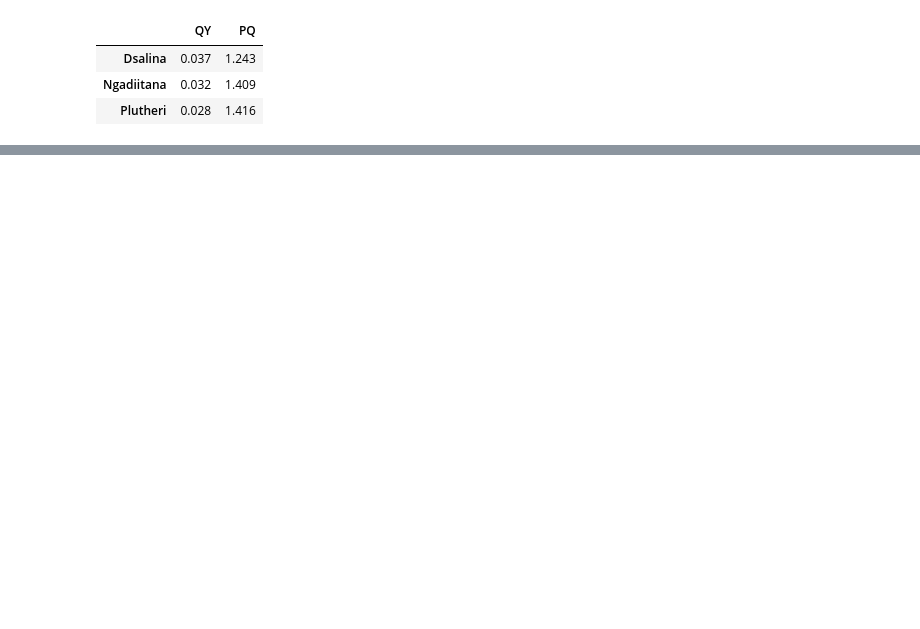
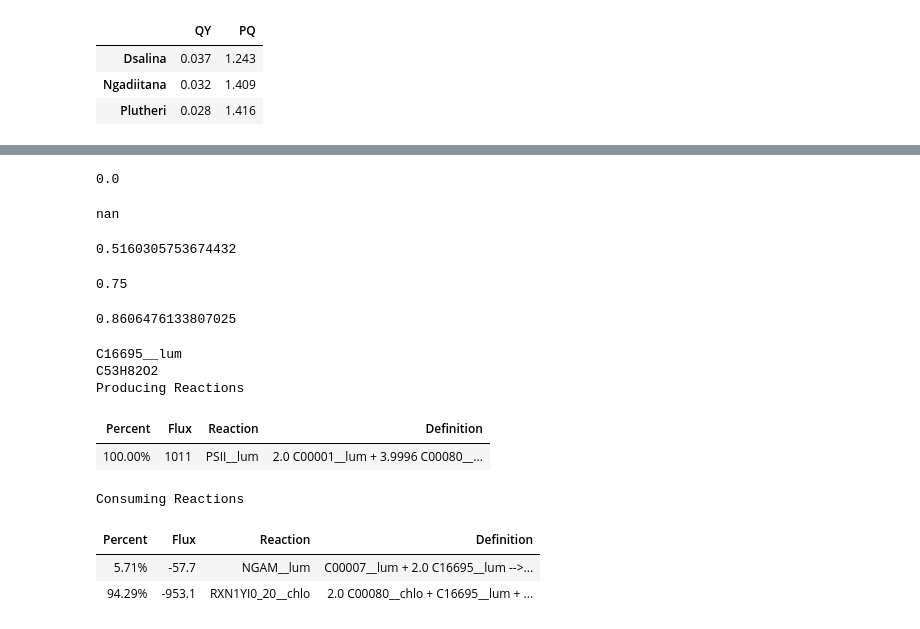
Before and after one commit to ecunha1996/model_analysis, a Jupyter notebook: code/light_evaluation.ipynb, the cells around one changed output, grey strips where cells are left out. Drawn from its saved outputs; the diff is of its cells as text; code cells hidden in the pictures; blank space fills up the shorter version.

```diff
--- a/code/light_evaluation.ipynb
+++ b/code/light_evaluation.ipynb
@@ -46,0 +113,32 @@ get_ps_params_multi({"Dsalina": ds, "Ngadiitana": ng, "Plutheri": pl})
+# %%
+sol.fluxes['CEF__chlo'] / (sol.fluxes['R01195__chlo'] + sol.fluxes['CEF__chlo'])
+# %% [output]
+0.0
+# %%
+sol.fluxes['CHLAPSIIdex__chlo'] / (sol.fluxes['PSIICSa__chlo']+sol.fluxes['CHLAPSIIdex__chlo'])
+# %% [output]
+nan
+# %%
+sol.fluxes['CHLAPSIdex__chlo'] / (sol.fluxes['PSICSa__chlo']+sol.fluxes['CHLAPSIdex__chlo'])
+# %% [output]
+0.5160305753674432
+# %%
+5148/(5148+1716)
+# %% [output]
+0.75
+# %%
+sol.fluxes['DM_pho_loss__chlo'] / (abs(sol.fluxes['EX_C00205__dra']) * coeff)
+# %% [output]
+0.8606476133807025
+# %%
+ng.metabolites.C16695__lum.summary(solution=sol)
+# %% [output]
+C16695__lum
+C53H82O2
+Producing Reactions
+| Percent | Flux | Reaction | Definition |
+| 100.00% | 1011 | PSII__lum | 2.0 C00001__lum + 3.9996 C00080__... |
+Consuming Reactions
+| Percent | Flux | Reaction | Definition |
+| 5.71% | -57.7 | NGAM__lum | C00007__lum + 2.0 C16695__lum -->... |
+| 94.29% | -953.1 | RXN1YI0_20__chlo | 2.0 C00080__chlo + C16695__lum + ... |
```
Also changed, not shown: parts of 3 cells of this notebook, 7 other files.
